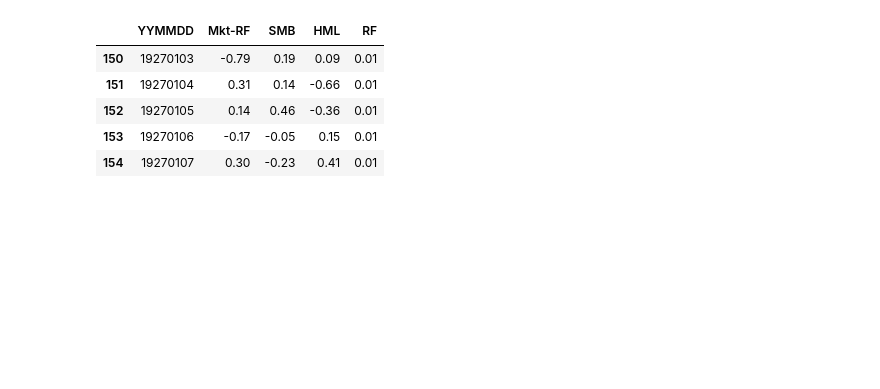
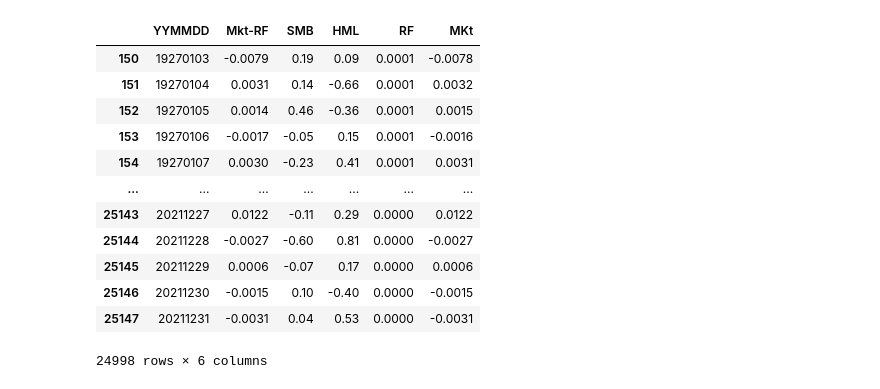
Before and after one commit to GhazaleZe/Machine-learning-for-optimal-portfolios, a Jupyter notebook: CompAss4_V1.ipynb, the cells around one changed output. Saved outputs shown, nothing was run; the diff lists cells and outputs as text; code cells hidden in the pictures; blank space fills up the shorter version.

```diff
--- a/CompAss4_V1.ipynb
+++ b/CompAss4_V1.ipynb
@@ -36,37 +36,55 @@ def reading_data():
   file_id_p = '1yyVF3ilhlD-GDc08BL2k_VJfLiUsbpEF'
 
   ## reading data
   download_predictor = drive.CreateFile({'id': file_id_p})
   download.GetContentFile('F-F_Research_Data_Factors.CSV')
   FF_monthly_df  = pd.read_csv("F-F_Research_Data_Factors.CSV")
   FF_monthly_df = FF_monthly_df [FF_monthly_df['Year_Month']>='192701']
   FF_monthly_df= FF_monthly_df.dropna()
+  FF_monthly_df['Year_Month'] = FF_monthly_df['Year_Month'].astype(int)
+  FF_monthly_df = FF_monthly_df [(FF_monthly_df['Year_Month']>=192701) & (FF_monthly_df['Year_Month']<202201)]
+  FF_monthly_df['Year_Month'] = FF_monthly_df['Year_Month'].astype(str)
+  FF_monthly_df.sort_values('Year_Month', ascending=True)
+
+  FF_monthly_df['Mkt-RF']= FF_monthly_df['Mkt-RF'].astype(float)/100
+  FF_monthly_df['RF']= FF_monthly_df['RF'].astype(float)/100
+
   download_daily.GetContentFile('F-F_Research_Data_Factors_daily.CSV')
 
   FF_daily_df  = pd.read_csv("F-F_Research_Data_Factors_daily.CSV")
   FF_daily_df = FF_daily_df.dropna()
+  FF_daily_df['Mkt-RF']= FF_daily_df['Mkt-RF'].astype(float)/100
+  FF_daily_df['RF']= FF_daily_df['RF'].astype(float)/100
+  FF_daily_df['MKt'] = FF_daily_df['Mkt-RF'] + FF_daily_df['RF']
   #FF_daily_df['YYMMDD'] = FF_daily_df['YYMMDD'].astype(int)
   FF_daily_df = FF_daily_df [(FF_daily_df['YYMMDD']>= '19270101') & (FF_daily_df['YYMMDD'] <= '20211231')]
 
   download_predictor.GetContentFile('PredictorData2021Monthly.csv')
   Predictore_df  = pd.read_csv("PredictorData2021Monthly.csv")
 
   Predictore_df = Predictore_df[Predictore_df['yyyymm']>=192701]
   # delete column csp
   Predictore_df = Predictore_df.drop('csp' , axis=1)
 
   return FF_daily_df, FF_monthly_df, Predictore_df
 
 
 
 FF_daily_df, FF_monthly_df, Predictore_df = reading_data()
 
 
-FF_daily_df.head()
+FF_daily_df
 # %% [output]
-|  | YYMMDD | Mkt-RF | SMB | HML | RF |
-| 150 | 19270103 | -0.79 | 0.19 | 0.09 | 0.01 |
-| 151 | 19270104 | 0.31 | 0.14 | -0.66 | 0.01 |
-| 152 | 19270105 | 0.14 | 0.46 | -0.36 | 0.01 |
-| 153 | 19270106 | -0.17 | -0.05 | 0.15 | 0.01 |
-| 154 | 19270107 | 0.30 | -0.23 | 0.41 | 0.01 |
+|  | YYMMDD | Mkt-RF | SMB | HML | RF | MKt |
+| 150 | 19270103 | -0.0079 | 0.19 | 0.09 | 0.0001 | -0.0078 |
+| 151 | 19270104 | 0.0031 | 0.14 | -0.66 | 0.0001 | 0.0032 |
+| 152 | 19270105 | 0.0014 | 0.46 | -0.36 | 0.0001 | 0.0015 |
+| 153 | 19270106 | -0.0017 | -0.05 | 0.15 | 0.0001 | -0.0016 |
+| 154 | 19270107 | 0.0030 | -0.23 | 0.41 | 0.0001 | 0.0031 |
+| ... | ... | ... | ... | ... | ... | ... |
+| 25143 | 20211227 | 0.0122 | -0.11 | 0.29 | 0.0000 | 0.0122 |
+| 25144 | 20211228 | -0.0027 | -0.60 | 0.81 | 0.0000 | -0.0027 |
+| 25145 | 20211229 | 0.0006 | -0.07 | 0.17 | 0.0000 | 0.0006 |
+| 25146 | 20211230 | -0.0015 | 0.10 | -0.40 | 0.0000 | -0.0015 |
+| 25147 | 20211231 | -0.0031 | 0.04 | 0.53 | 0.0000 | -0.0031 |
+24998 rows × 6 columns
```
Also changed, not shown: parts of 29 cells of this notebook.
